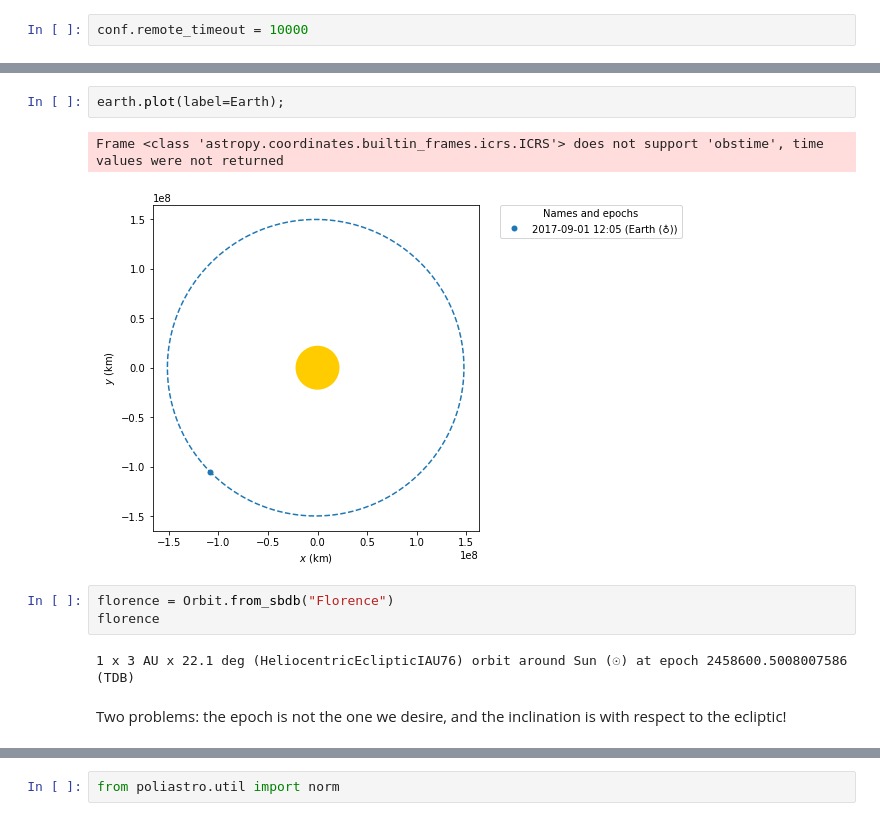
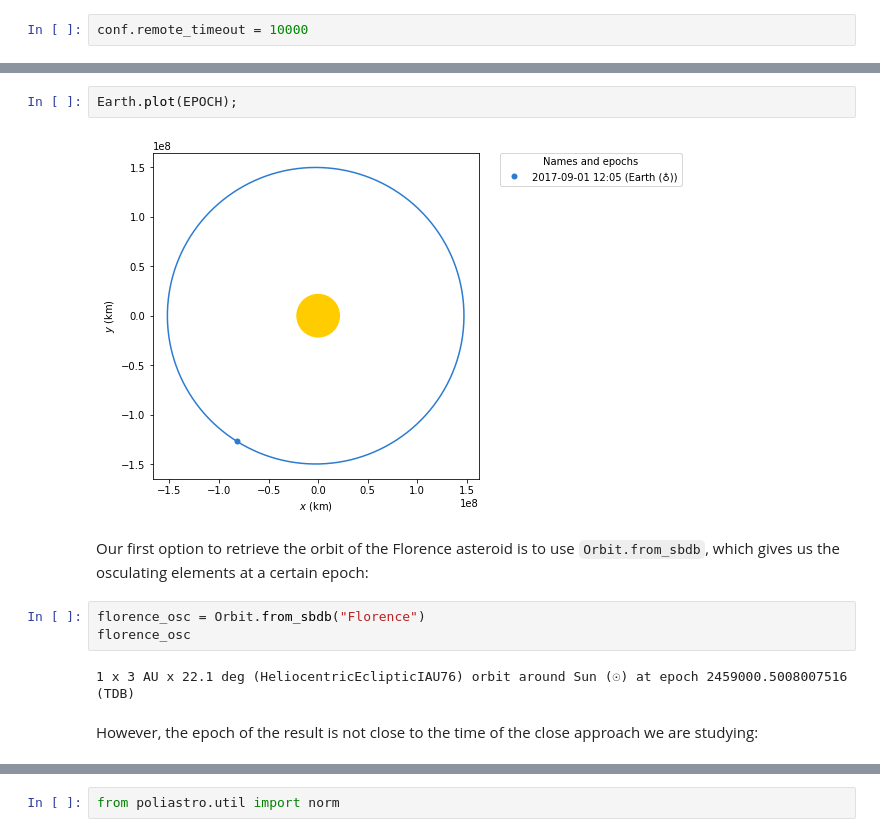
Before and after one commit to poliastro/poliastro, a Jupyter notebook: docs/source/examples/Catch that asteroid!.ipynb, the cells around one changed output, grey strips where cells are left out. Saved outputs shown, nothing was run; the diff lists cells and outputs as text.

```diff
--- a/docs/source/examples/Catch that asteroid!.ipynb
+++ b/docs/source/examples/Catch that asteroid!.ipynb
@@ -37,12 +35,13 @@ earth
-# %%
-earth.plot(label=Earth);
-# %% [output]
-Frame <class 'astropy.coordinates.builtin_frames.icrs.ICRS'> does not support 'obstime', time values were not returned
-[figure, removed]
+# %%
+Earth.plot(EPOCH);
+# %% [output]
+[figure, added]
+# %% [markdown]
+Our first option to retrieve the orbit of the Florence asteroid is to use `Orbit.from_sbdb`, which gives us the osculating elements at a certain epoch:
 # %%
-florence = Orbit.from_sbdb("Florence")
-florence
+florence_osc = Orbit.from_sbdb("Florence")
+florence_osc
 # %% [output]
-1 x 3 AU x 22.1 deg (HeliocentricEclipticIAU76) orbit around Sun (☉) at epoch 2458600.5008007586 (TDB)
+1 x 3 AU x 22.1 deg (HeliocentricEclipticIAU76) orbit around Sun (☉) at epoch 2459000.5008007516 (TDB)
-# %% [markdown]
-Two problems: the epoch is not the one we desire, and the inclination is with respect to the ecliptic!
+# %% [markdown]
+However, the epoch of the result is not close to the time of the close approach we are studying:
```
Also changed, not shown: parts of 37 cells of this notebook, 7 other files.
